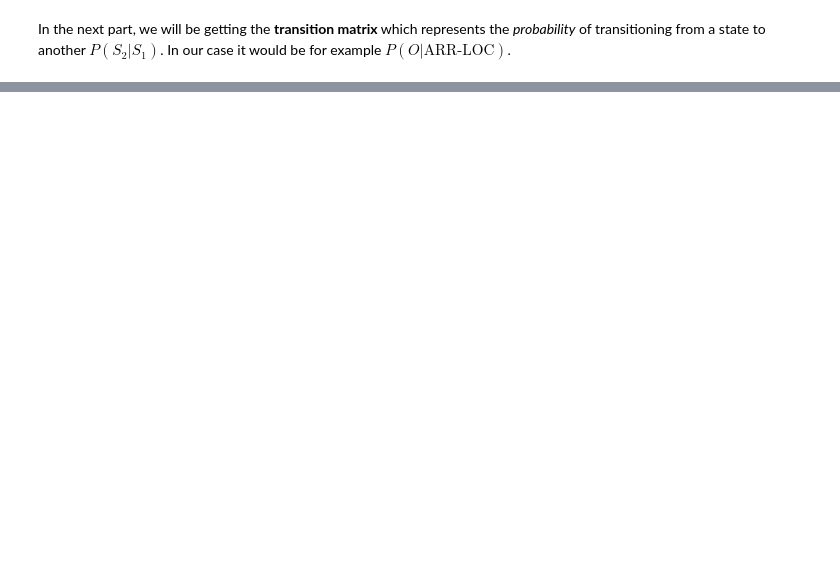
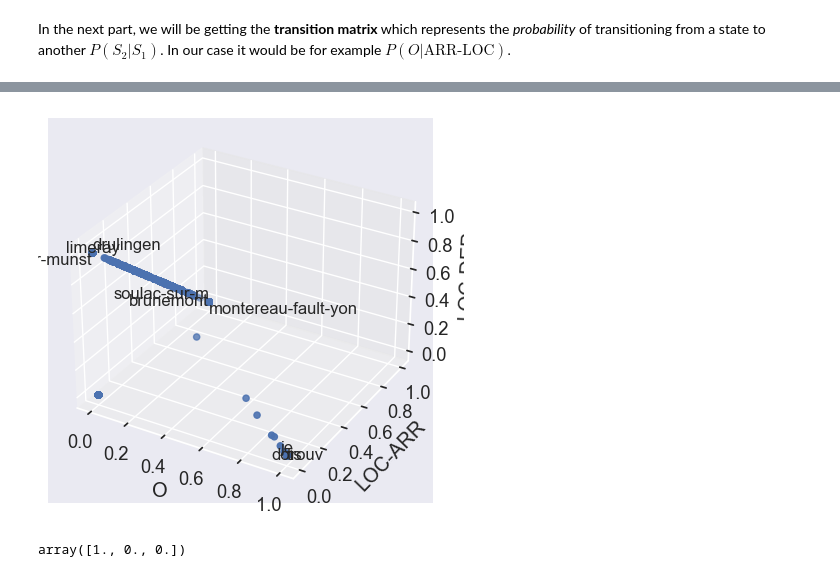
Before and after one commit to lucas066001/TravelOrderResolver, a Jupyter notebook: hmm_ner.ipynb, the cells around one changed output, grey strips where cells are left out. Drawn from its saved outputs; the diff is of its cells as text; code cells hidden in the pictures; blank space fills up the shorter version.

```diff
--- a/hmm_ner.ipynb
+++ b/hmm_ner.ipynb
@@ -100 +127,7 @@ def get_emission_prob(sentences=sentences, labels=labels, unique_labels=unique_l
     return word_label_count
+# %%
+em_prob_dict = get_emission_prob_dict()
+
+em_prob_df = pd.DataFrame(em_prob_dict).T
+
+em_prob_df.head(10)
@@ -100,0 +146,45 @@ def get_emission_prob(sentences=sentences, labels=labels, unique_labels=unique_l
+# %%
+em_prob = em_prob_df.to_numpy()
+# %%
+import random
+
+fig = plt.figure(figsize=(5, 5))
+ax = fig.add_subplot(projection="3d")
+
+xx = em_prob[:, 0]
+yy = em_prob[:, 1]
+zz = em_prob[:, 2]
+
+xlabel = list(em_prob_df.columns)[0]
+ylabel = list(em_prob_df.columns)[1]
+zlabel = list(em_prob_df.columns)[2]
+
+x_count = 0
+y_count = 0
+z_count = 0
+n_notation = 3
+for i in range(len(zz)):
+    h = random.choice(["center", "right", "left"])
+    v = random.choice(["center", "bottom", "top", "baseline"])
+    if x_count == n_notation and y_count == n_notation and z_count == n_notation:
+        break
+    if xx[i] > 0.99 and x_count < n_notation:
+        ax.text(xx[i], yy[i], zz[i], em_prob_df.index[i], fontsize=12, ha=h, va=v)
+        x_count += 1
+    if yy[i] > 0.99 and y_count < n_notation:
+        ax.text(xx[i], yy[i], zz[i], em_prob_df.index[i], fontsize=12, ha=h, va=v)
+        y_count += 1
+    if zz[i] > 0.99 and z_count < n_notation:
+        ax.text(xx[i], yy[i], zz[i], em_prob_df.index[i], fontsize=12, ha=h, va=v)
+        z_count += 1
+
+
+ax.scatter(xx, yy, zz)
+
+ax.set_xlabel(xlabel)
+ax.set_ylabel(ylabel)
+ax.set_zlabel(zlabel)
+
+plt.show()
+# %% [output]
+[figure, added]
@@ -100,0 +211,8 @@ def get_emission_prob(sentences=sentences, labels=labels, unique_labels=unique_l
+# %%
+startprob = get_start_prob()
+
+startprob = np.array(list(startprob.values()))
+
+startprob
+# %% [output]
+array([1., 0., 0.])
```
Also changed, not shown: parts of 13 cells of this notebook, 2 other files.
